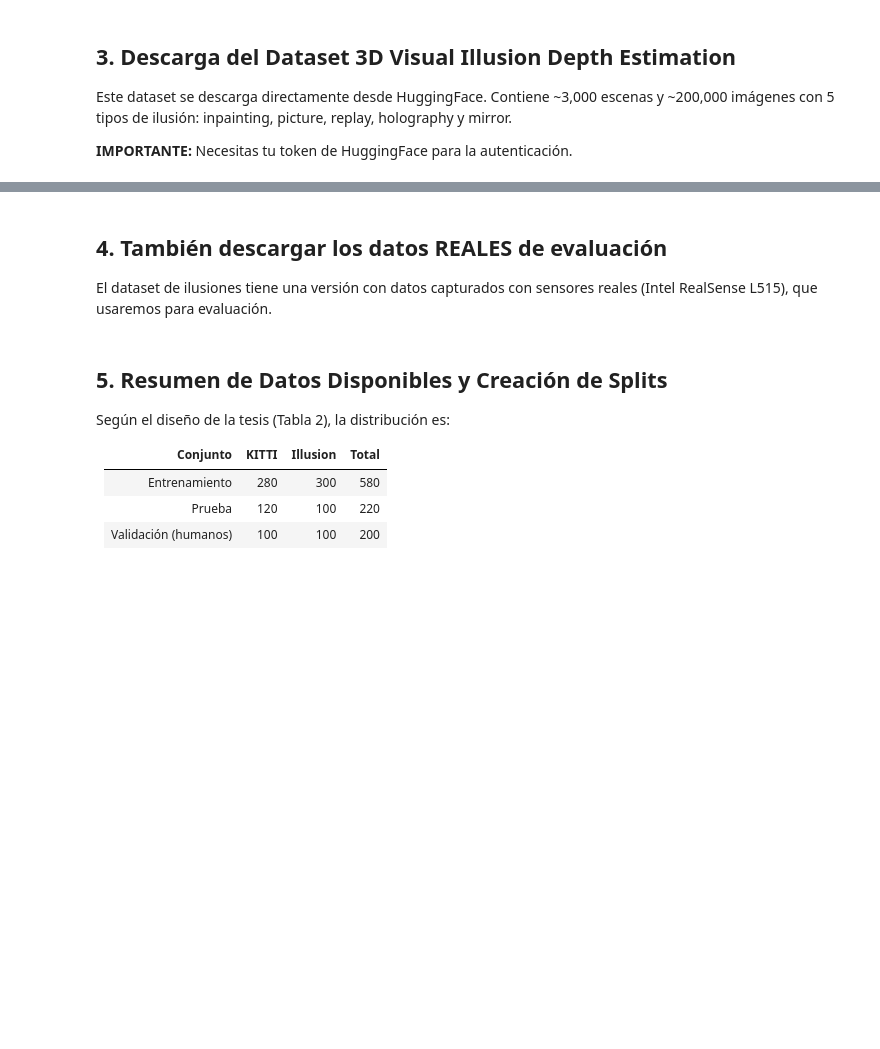
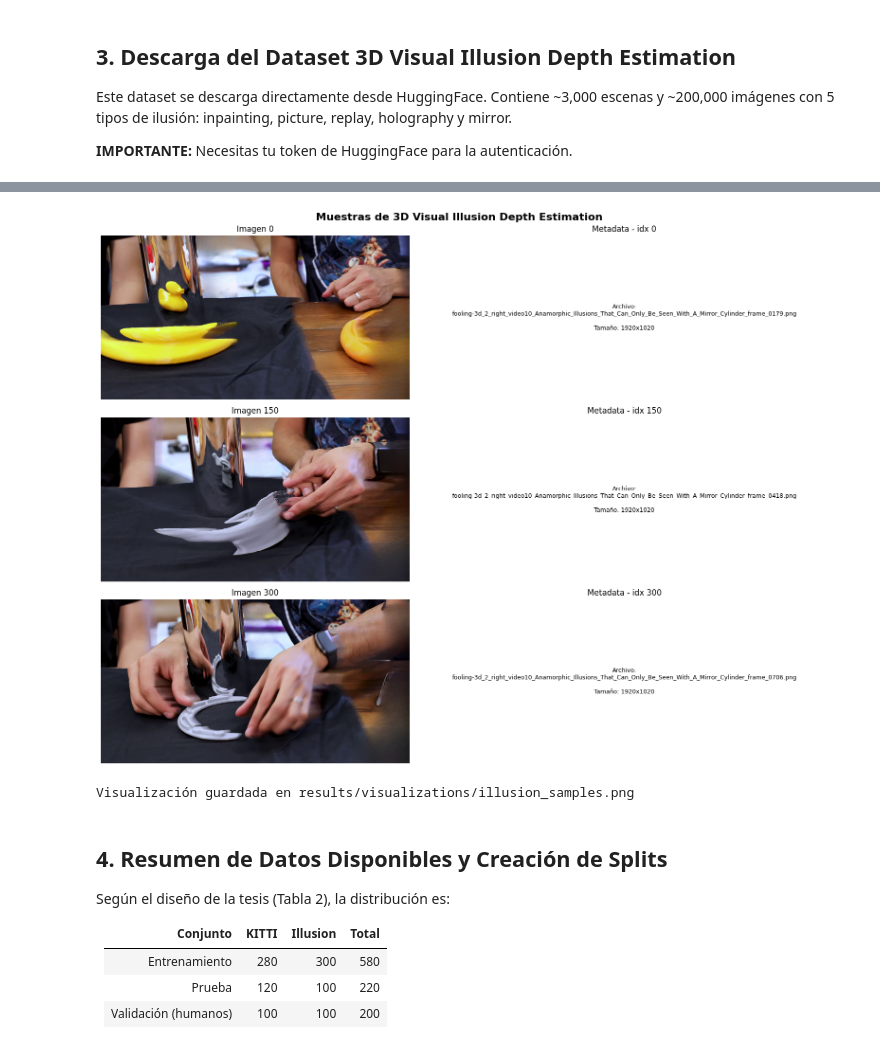
Before and after one commit to yisusgoenaga/cognitive-depth-model, a Jupyter notebook: cognitive-depth-model/notebooks/02_data_download_and_exploration.ipynb, the cells around one changed output, grey strips where cells are left out. Drawn from its saved outputs; the diff is of its cells as text; code cells hidden in the pictures; blank space fills up the shorter version.

Commit message:
Notebook 02 actualizado - Versión limpia con streaming

```diff
--- a/cognitive-depth-model/notebooks/02_data_download_and_exploration.ipynb
+++ b/cognitive-depth-model/notebooks/02_data_download_and_exploration.ipynb
@@ -229,10 +311,8 @@ print(illusion_preview[0])
 print('Analizando tipos de ilusión en el preview...')
 print('=' * 50)
 
-# Examinar las claves para identificar tipos de ilusión
-keys = [item['__key__'] for item in illusion_preview]
+keys = [item['__key__'] for item in preview_samples]
 
-# Extraer categorías de ilusión de las claves
 categories = set()
 for key in keys:
     parts = key.split('/')
@@ -242,4 +322,4 @@ for key in keys:
 print(f'\nCategorías encontradas en el preview:')
 for cat in sorted(categories):
     count = sum(1 for k in keys if k.startswith(cat))
-    print(f'  {cat}: {count} muestras (en el preview)')
+    print(f'  {cat}: {count} muestras')
@@ -267,28 +412,30 @@ print(f'Columnas: {illusion_data.column_names}')
 # %%
-# Visualizar muestras del dataset de ilusiones
+# Visualizar muestras del dataset de ilusiones (desde Drive)
+illusion_files = sorted(glob.glob(os.path.join(ILLUSION_SAVE_PATH, '*.png')))
+
 fig, axes = plt.subplots(3, 2, figsize=(16, 12))
 fig.suptitle('Muestras de 3D Visual Illusion Depth Estimation', fontsize=16, fontweight='bold')
 
 for i in range(3):
-    idx = i * 100  # Muestrear variados
-    sample = illusion_data[idx]
+    idx = i * 150
+    if idx < len(illusion_files):
+        img = Image.open(illusion_files[idx])
+        axes[i, 0].imshow(img)
+        axes[i, 0].set_title(f'Imagen {idx}')
+        axes[i, 0].axis('off')
 
-    # Imagen
-    if 'png' in sample and sample['png'] is not None:
-        axes[i, 0].imshow(sample['png'])
-        axes[i, 0].set_title(f'Imagen - idx {idx}')
-    axes[i, 0].axis('off')
-
-    # Metadata / key
-    key = sample.get('__key__', 'N/A')
-    axes[i, 1].text(0.5, 0.5, f'Key: {key}',
-                    ha='center', va='center', fontsize=10,
-                    wrap=True, transform=axes[i, 1].transAxes)
-    axes[i, 1].set_title(f'Metadata - idx {idx}')
-    axes[i, 1].axis('off')
+        fname = os.path.basename(illusion_files[idx])
+        axes[i, 1].text(0.5, 0.5, f'Archivo:\n{fname}\n\nTamaño: {img.size[0]}x{img.size[1]}',
+                        ha='center', va='center', fontsize=9,
+                        wrap=True, transform=axes[i, 1].transAxes)
+        axes[i, 1].set_title(f'Metadata - idx {idx}')
+        axes[i, 1].axis('off')
 
 plt.tight_layout()
 plt.savefig(os.path.join(PROJECT_ROOT, 'results/visualizations/illusion_samples.png'),
             dpi=150, bbox_inches='tight')
 plt.show()
-print('\nVisualización guardada en results/visualizations/illusion_samples.png')
+print('Visualización guardada en results/visualizations/illusion_samples.png')
+# %% [output]
+[figure, added]
+Visualización guardada en results/visualizations/illusion_samples.png
@@ -340,5 +441,0 @@ print(f'Metadata guardada en: {metadata_csv_path}')
-# %% [markdown]
-## 4. También descargar los datos REALES de evaluación
-
-El dataset de ilusiones tiene una versión con datos capturados con
-sensores reales (Intel RealSense L515), que usaremos para evaluación.
@@ -364,5 +442,5 @@ except Exception as e:
 # %% [markdown]
-## 5. Resumen de Datos Disponibles y Creación de Splits
+## 4. Resumen de Datos Disponibles y Creación de Splits
 
 Según el diseño de la tesis (Tabla 2), la distribución es:
 
```
Also changed, not shown: parts of 18 cells of this notebook.
